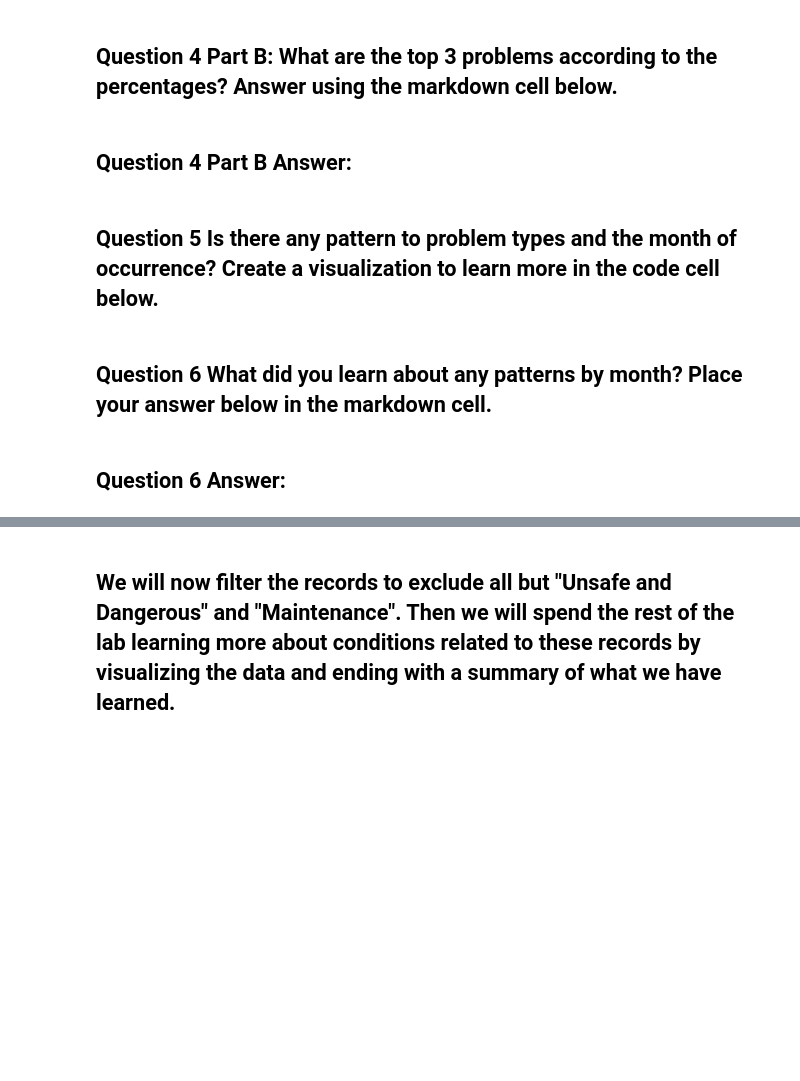
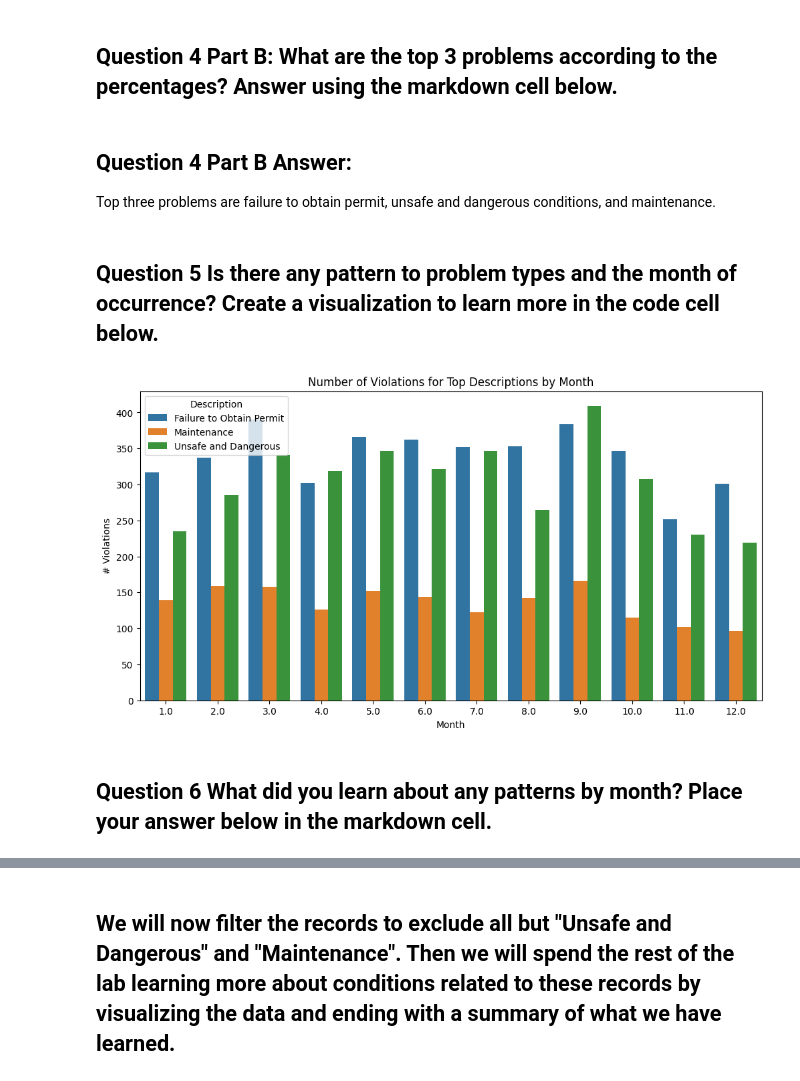
Before and after one commit to oscarno22/boston-data, a Jupyter notebook: Boston_Data_Exploration.ipynb, the cells around one changed output, grey strips where cells are left out. Saved outputs shown, nothing was run; the diff lists cells and outputs as text; code cells hidden in the pictures; blank space fills up the shorter version.

```diff
--- a/Boston_Data_Exploration.ipynb
+++ b/Boston_Data_Exploration.ipynb
@@ -53,5 +143,7 @@ bostondata.info()
 ## Question 4 Part B: What are the top 3 problems according to the percentages? Answer using the markdown cell below.
 # %% [markdown]
 ## Question 4 Part B Answer:
+
+Top three problems are failure to obtain permit, unsafe and dangerous conditions, and maintenance.
 # %% [markdown]
 ## Question 5 Is there any pattern to problem types and the month of occurrence? Create a visualization to learn more in the code cell below.
@@ -60,4 +150,24 @@ bostondata.info()
+# %%
+import matplotlib.pyplot as plt
+
+# count each problem type per month
+monthly_description_counts = bostondata.groupby(['month', 'description']).size().reset_index(name='count')
+
+# get top descriptions for filtering
+# correspond to previous question yuh
+top_descriptions = bostondata['description'].value_counts().nlargest(3).index
+
+# filter monthly counts by top descriptions for easier display
+monthly_description_counts_top = monthly_description_counts[monthly_description_counts['description'].isin(top_descriptions)]
+
+plt.figure(figsize=(12, 6))
+sns.barplot(data=monthly_description_counts_top, x='month', y='count', hue='description')
+plt.title('Number of Violations for Top Descriptions by Month')
+plt.xlabel('Month')
+plt.ylabel('# Violations')
+plt.legend(title='Description', loc='upper left')
+plt.show()
+# %% [output]
+[figure, added]
 # %% [markdown]
 ## Question 6 What did you learn about any patterns by month? Place your answer below in the markdown cell.
-# %% [markdown]
-## Question 6 Answer:
```
Also changed, not shown: parts of 11 cells of this notebook.
